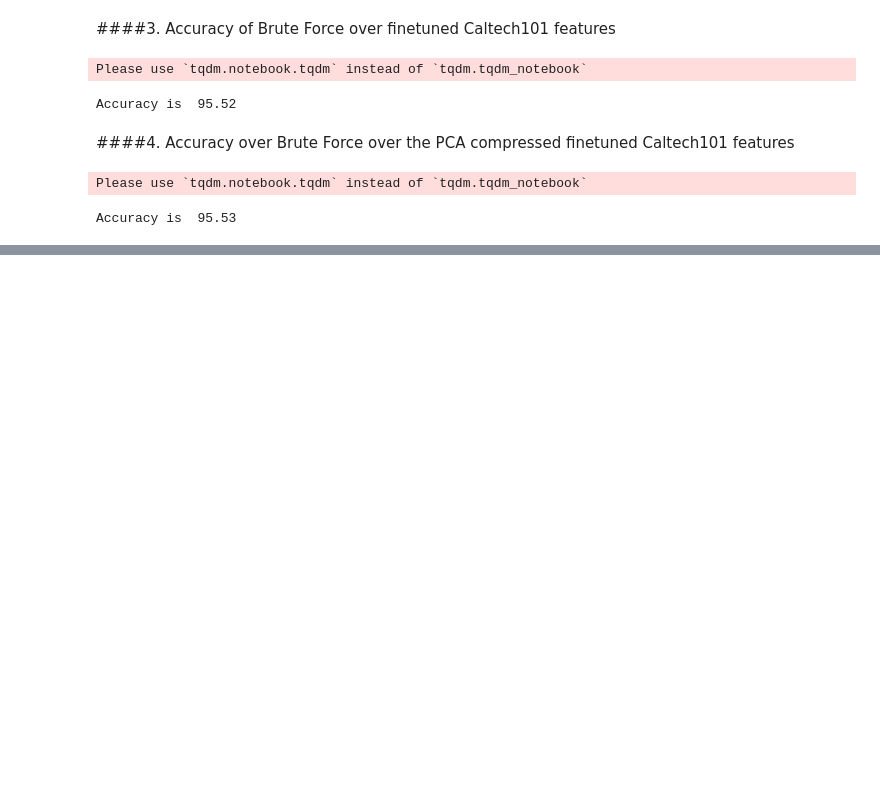
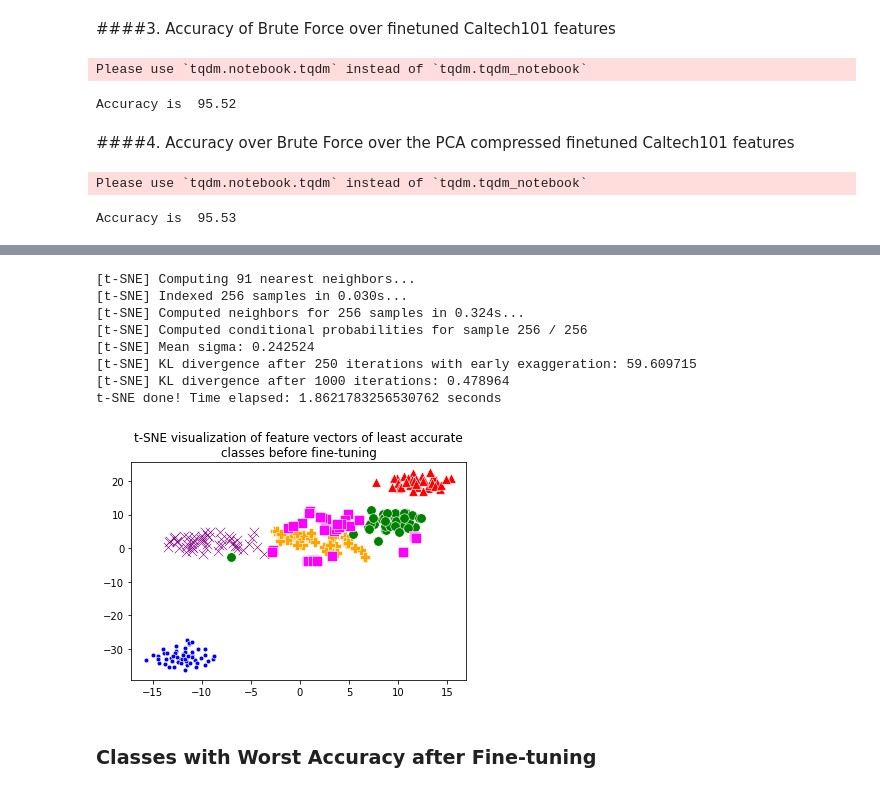
Before and after one commit to AbdullahMakhdoom/Image-Search-Engine, a Jupyter notebook: improve_search_accuracy.ipynb, the cells around one changed output, grey strips where cells are left out. Drawn from its saved outputs; the diff is of its cells as text; code cells hidden in the pictures; blank space fills up the shorter version.

```diff
--- a/improve_search_accuracy.ipynb
+++ b/improve_search_accuracy.ipynb
@@ -117,0 +153,38 @@ Accuracy on Caltech101
+# %%
+def get_least_accurate_classes(feature_list):
+    per_class_acc = {}
+    num_nearest_neighbors = 5
+    num_correct_predictions = 0
+    num_incorrect_predictions = 0
+    neighbors = NearestNeighbors(n_neighbors=num_nearest_neighbors,
+                                 algorithm='brute',
+                                 metric='euclidean').fit(feature_list)
+    for i in tqdm_notebook(range(len(feature_list))):
+        distances, indices = neighbors.kneighbors([feature_list[i]])
+        for j in range(1, num_nearest_neighbors):
+            predicted_class = classname(filenames[indices[0][j]])
+            ground_truth = classname(filenames[i])
+            if (predicted_class not in per_class_acc):
+                per_class_acc[predicted_class] = [0, 0, 0]
+            if ground_truth == predicted_class:
+                num_correct_predictions += 1
+                per_class_acc[predicted_class][0] += 1
+                per_class_acc[predicted_class][2] += 1
+            else:
+                num_incorrect_predictions += 1
+                per_class_acc[predicted_class][1] += 1
+                per_class_acc[predicted_class][2] += 1
+    print(
+        "Accuracy is ",
+        round(
+            100.0 * num_correct_predictions /
+            (1.0 * num_correct_predictions + num_incorrect_predictions), 2))
+    for key, value in per_class_acc.items():
+        per_class_acc[key] = round(100.0 * value[0] / (1.0 * value[2]), 2)
+    dic = sorted(per_class_acc, key=per_class_acc.get)
+
+    # least_accurate classes
+    print("\n\nTop 10 incorrect classifications\n")
+    for key in dic[:10]:
+        print(key, "\tAccuracy: ", per_class_acc[key])
+    return dic[:6], per_class_acc
@@ -117,0 +240,3 @@ Accuracy on Caltech101
+# %%
+least_accurate_classes_before_finetuning, accuracy_per_class_before_finetuning = get_least_accurate_classes(
+    feature_list[:])
@@ -117,0 +261,15 @@ Accuracy on Caltech101
+# %%
+message = "t-SNE visualization of feature vectors of least accurate classes before fine-tuning"
+tsne_visualize(message, least_accurate_classes_before_finetuning, feature_list)
+# %% [output]
+[t-SNE] Computing 91 nearest neighbors...
+[t-SNE] Indexed 256 samples in 0.030s...
+[t-SNE] Computed neighbors for 256 samples in 0.324s...
+[t-SNE] Computed conditional probabilities for sample 256 / 256
+[t-SNE] Mean sigma: 0.242524
+[t-SNE] KL divergence after 250 iterations with early exaggeration: 59.609715
+[t-SNE] KL divergence after 1000 iterations: 0.478964
+t-SNE done! Time elapsed: 1.8621783256530762 seconds
+[figure, added]
+# %% [markdown]
+### Classes with Worst Accuracy after Fine-tuning
```
Also changed, not shown: parts of 14 cells of this notebook.
